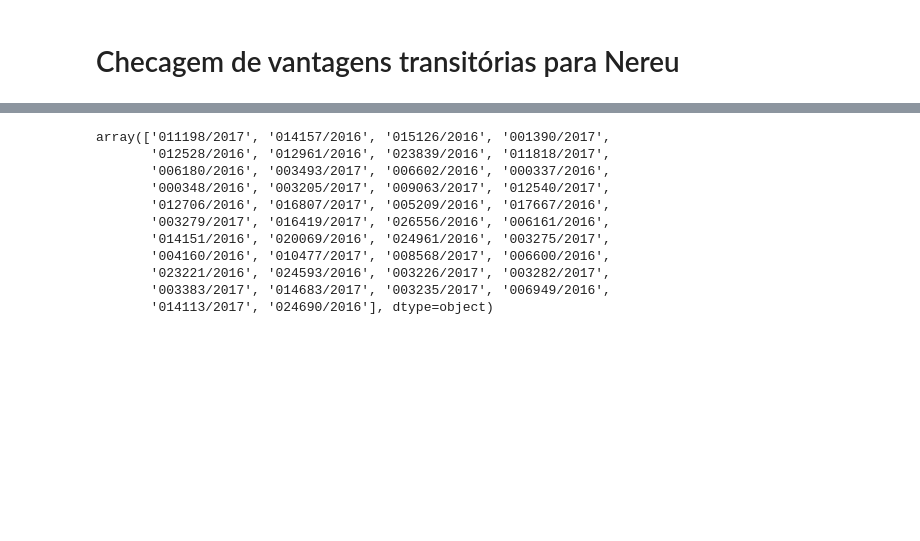
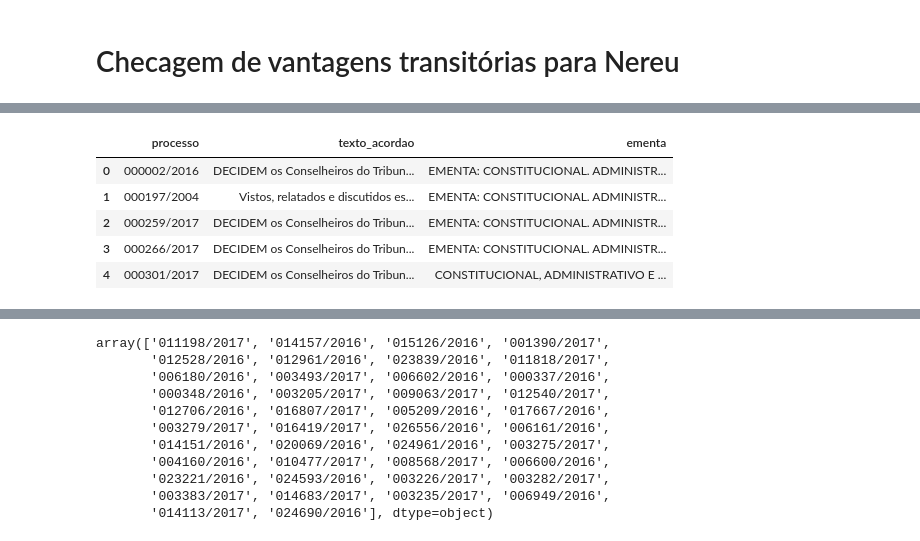
Before and after one commit to eduardoplima/ccd, a Jupyter notebook: scripts/vantagens_trans.ipynb, the cells around one changed output, grey strips where cells are left out. Cells and saved outputs as stored; diff of their text form; code cells hidden in the pictures; blank space fills up the shorter version.

```diff
--- a/scripts/vantagens_trans.ipynb
+++ b/scripts/vantagens_trans.ipynb
@@ -11,0 +137,9 @@ conn = get_connection()
+# %%
+decisoes_grp.head()
+# %% [output]
+|  | processo | texto_acordao | ementa |
+| 0 | 000002/2016 | DECIDEM os Conselheiros do Tribun... | EMENTA: CONSTITUCIONAL. ADMINISTR... |
+| 1 | 000197/2004 | Vistos, relatados e discutidos es... | EMENTA: CONSTITUCIONAL. ADMINISTR... |
+| 2 | 000259/2017 | DECIDEM os Conselheiros do Tribun... | EMENTA: CONSTITUCIONAL. ADMINISTR... |
+| 3 | 000266/2017 | DECIDEM os Conselheiros do Tribun... | EMENTA: CONSTITUCIONAL. ADMINISTR... |
+| 4 | 000301/2017 | DECIDEM os Conselheiros do Tribun... | CONSTITUCIONAL, ADMINISTRATIVO E ... |
```
Also changed, not shown: parts of 53 cells of this notebook, 6 other files.
